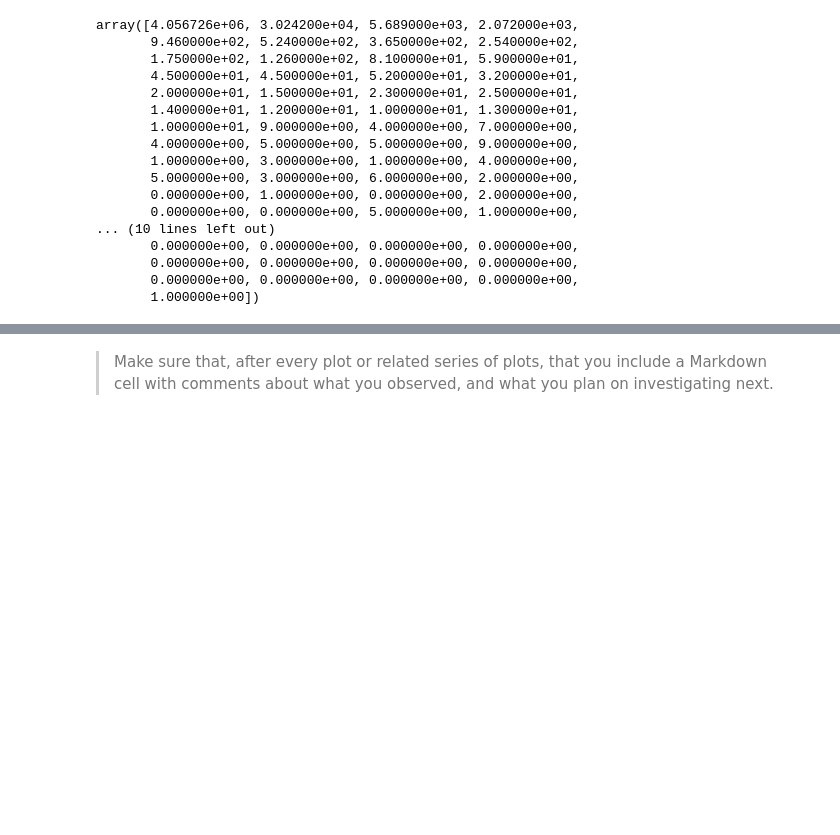
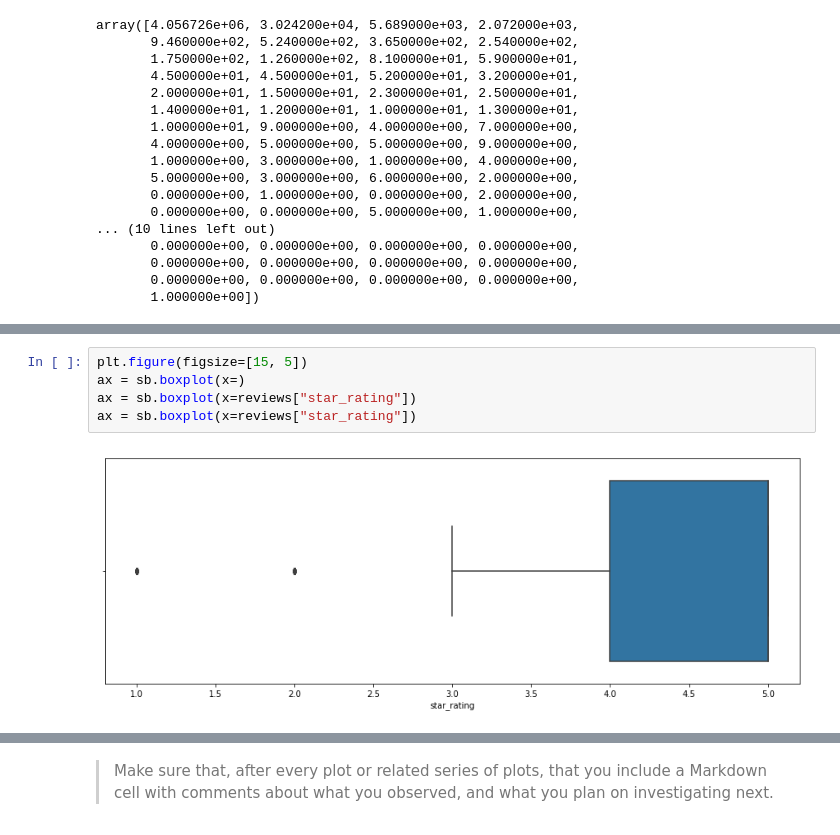
Before and after one commit to ElectricKea/CommunicateFindings_Udacity_Project, a Jupyter notebook: exploration.ipynb, the cells around one changed output, grey strips where cells are left out. Drawn from its saved outputs; the diff is of its cells as text; blank space fills up the shorter version.

```diff
--- a/exploration.ipynb
+++ b/exploration.ipynb
@@ -353,0 +396,7 @@ array([   6.30957344,    7.94328235,   10.        ,   12.58925412,
+# %%
+plt.figure(figsize=[15, 5])
+ax = sb.boxplot(x=)
+ax = sb.boxplot(x=reviews["star_rating"])
+ax = sb.boxplot(x=reviews["star_rating"])
+# %% [output]
+[figure, added]
```
Also changed, not shown: parts of 23 cells of this notebook.
